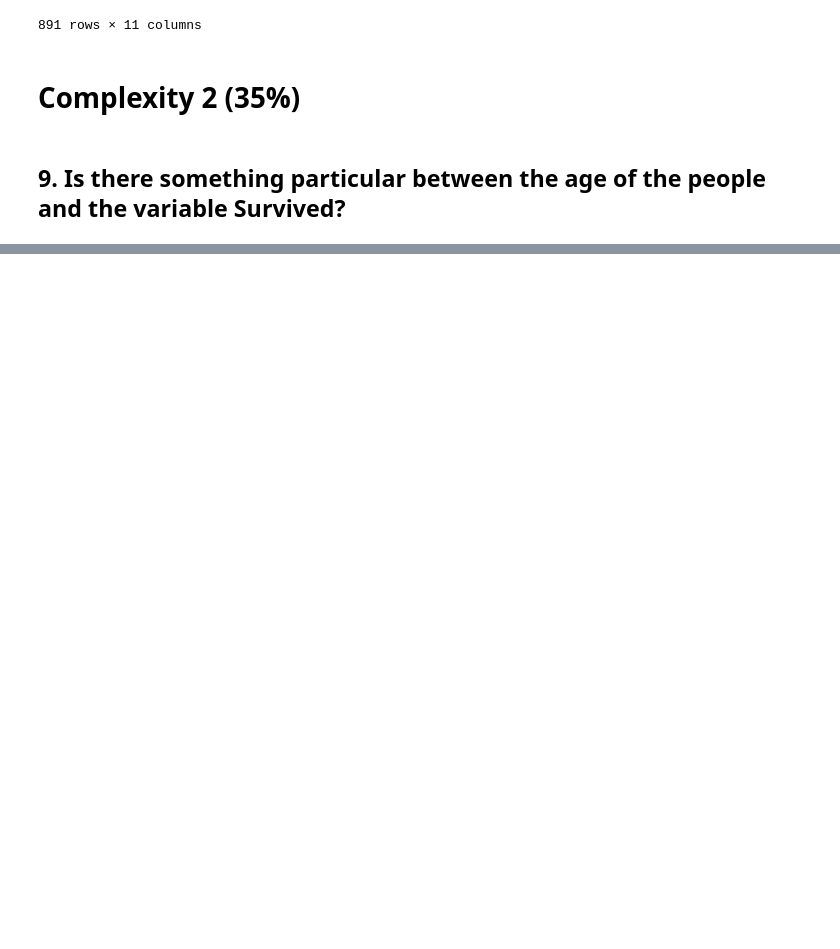
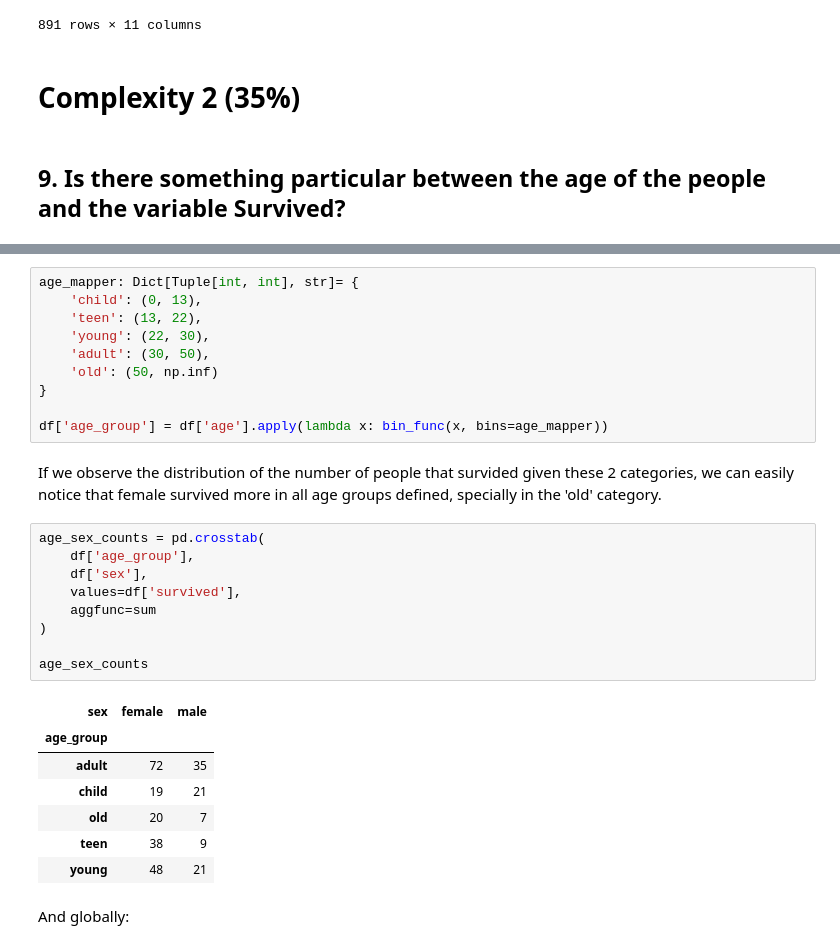
Before and after one commit to SebasGarcia08/titanic-kaggle, a Jupyter notebook: notebooks/complexity_2.ipynb, the cells around one changed output, grey strips where cells are left out. Cells and saved outputs as stored; diff of their text form; blank space fills up the shorter version.

```diff
--- a/notebooks/complexity_2.ipynb
+++ b/notebooks/complexity_2.ipynb
@@ -76,0 +120,31 @@ first…"?
+# %%
+age_mapper: Dict[Tuple[int, int], str]= {
+    'child': (0, 13),
+    'teen': (13, 22),
+    'young': (22, 30),
+    'adult': (30, 50),
+    'old': (50, np.inf)
+}
+
+df['age_group'] = df['age'].apply(lambda x: bin_func(x, bins=age_mapper))
+# %% [markdown]
+If we observe the distribution of the number of people that survided given these 2 categories, we can easily notice that female survived more in all age groups defined, specially in the 'old' category.
+# %%
+age_sex_counts = pd.crosstab(
+    df['age_group'],
+    df['sex'],
+    values=df['survived'],
+    aggfunc=sum
+)
+
+age_sex_counts
+# %% [output]
+| sex | female | male |
+| age_group |  |  |
+| adult | 72 | 35 |
+| child | 19 | 21 |
+| old | 20 | 7 |
+| teen | 38 | 9 |
+| young | 48 | 21 |
+# %% [markdown]
+And globally:
```
Also changed, not shown: parts of 17 cells of this notebook, 4 other files.
